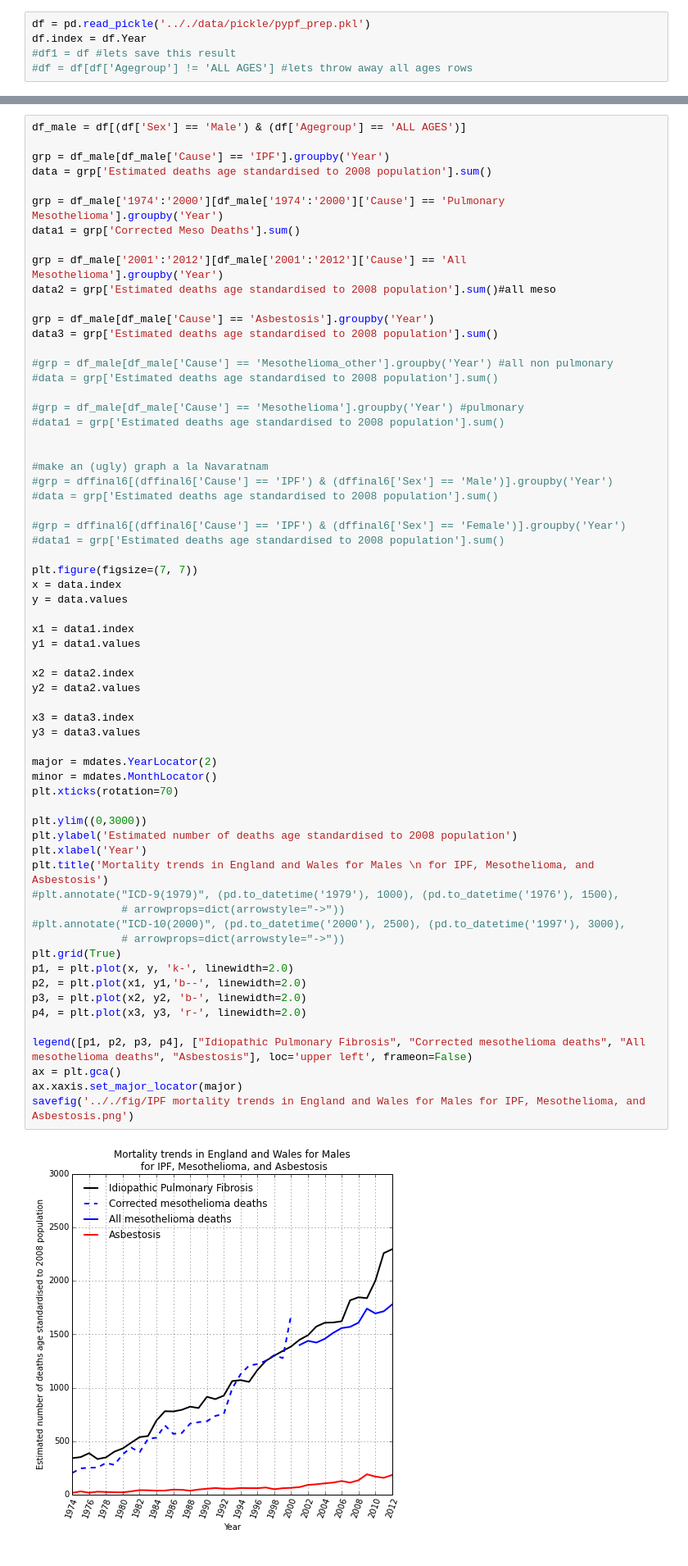
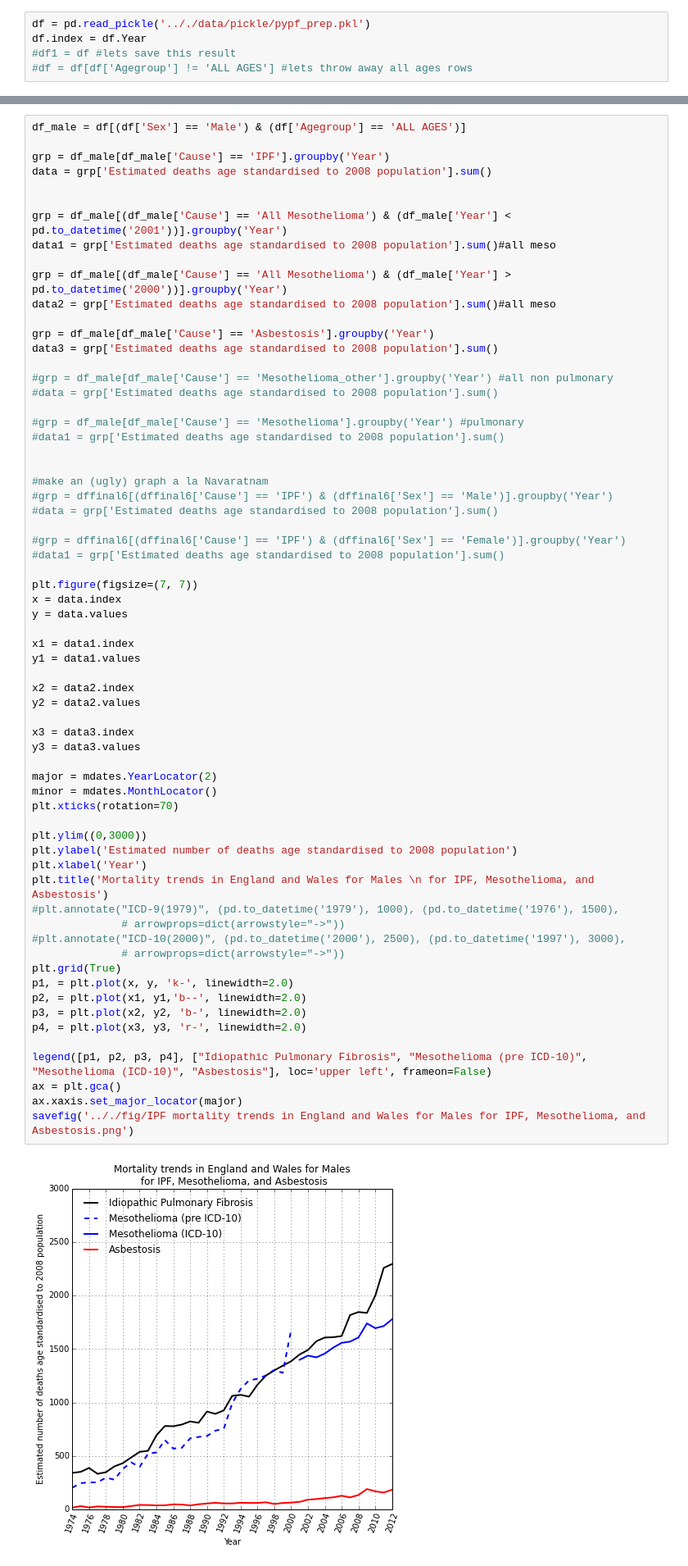
Before and after one commit to drcjar/pypf, a Jupyter notebook: notebooks/pypf_analysis.ipynb, the cells around one changed output, grey strips where cells are left out. Shown: that part at 82% size. Saved outputs shown, nothing was run; the diff lists cells and outputs as text.

```diff
--- a/notebooks/pypf_analysis.ipynb
+++ b/notebooks/pypf_analysis.ipynb
@@ -127,10 +127,11 @@ df_male = df[(df['Sex'] == 'Male') & (df['Agegroup'] == 'ALL AGES')]
 grp = df_male[df_male['Cause'] == 'IPF'].groupby('Year')
 data = grp['Estimated deaths age standardised to 2008 population'].sum()
 
-grp = df_male['1974':'2000'][df_male['1974':'2000']['Cause'] == 'Pulmonary Mesothelioma'].groupby('Year')
-data1 = grp['Corrected Meso Deaths'].sum()
 
-grp = df_male['2001':'2012'][df_male['2001':'2012']['Cause'] == 'All Mesothelioma'].groupby('Year')
+grp = df_male[(df_male['Cause'] == 'All Mesothelioma') & (df_male['Year'] < pd.to_datetime('2001'))].groupby('Year')
+data1 = grp['Estimated deaths age standardised to 2008 population'].sum()#all meso
+
+grp = df_male[(df_male['Cause'] == 'All Mesothelioma') & (df_male['Year'] > pd.to_datetime('2000'))].groupby('Year')
 data2 = grp['Estimated deaths age standardised to 2008 population'].sum()#all meso
 
 grp = df_male[df_male['Cause'] == 'Asbestosis'].groupby('Year')
@@ -158,34 +159,34 @@ x1 = data1.index
 y1 = data1.values
 
 x2 = data2.index
 y2 = data2.values
 
 x3 = data3.index
 y3 = data3.values
 
 major = mdates.YearLocator(2)
 minor = mdates.MonthLocator()
 plt.xticks(rotation=70)
 
 plt.ylim((0,3000))
 plt.ylabel('Estimated number of deaths age standardised to 2008 population')
 plt.xlabel('Year')
 plt.title('Mortality trends in England and Wales for Males \n for IPF, Mesothelioma, and Asbestosis')
 #plt.annotate("ICD-9(1979)", (pd.to_datetime('1979'), 1000), (pd.to_datetime('1976'), 1500),
               # arrowprops=dict(arrowstyle="->"))
 #plt.annotate("ICD-10(2000)", (pd.to_datetime('2000'), 2500), (pd.to_datetime('1997'), 3000),
               # arrowprops=dict(arrowstyle="->"))
 plt.grid(True)
 p1, = plt.plot(x, y, 'k-', linewidth=2.0)
 p2, = plt.plot(x1, y1,'b--', linewidth=2.0)
 p3, = plt.plot(x2, y2, 'b-', linewidth=2.0)
 p4, = plt.plot(x3, y3, 'r-', linewidth=2.0)
 
-legend([p1, p2, p3, p4], ["Idiopathic Pulmonary Fibrosis", "Corrected mesothelioma deaths", "All mesothelioma deaths", "Asbestosis"], loc='upper left', frameon=False)
+legend([p1, p2, p3, p4], ["Idiopathic Pulmonary Fibrosis", "Mesothelioma (pre ICD-10)", "Mesothelioma (ICD-10)", "Asbestosis"], loc='upper left', frameon=False)
 ax = plt.gca()
 ax.xaxis.set_major_locator(major)
 savefig('.././fig/IPF mortality trends in England and Wales for Males for IPF, Mesothelioma, and Asbestosis.png')
 # %% [output]
-[figure, old version]
+[figure, new version]
 # %% [markdown]
 ### Lets make mortality rate with confidence intervals as per navaratum
```
Also changed, not shown: parts of 6 cells of this notebook, 7 other files.
